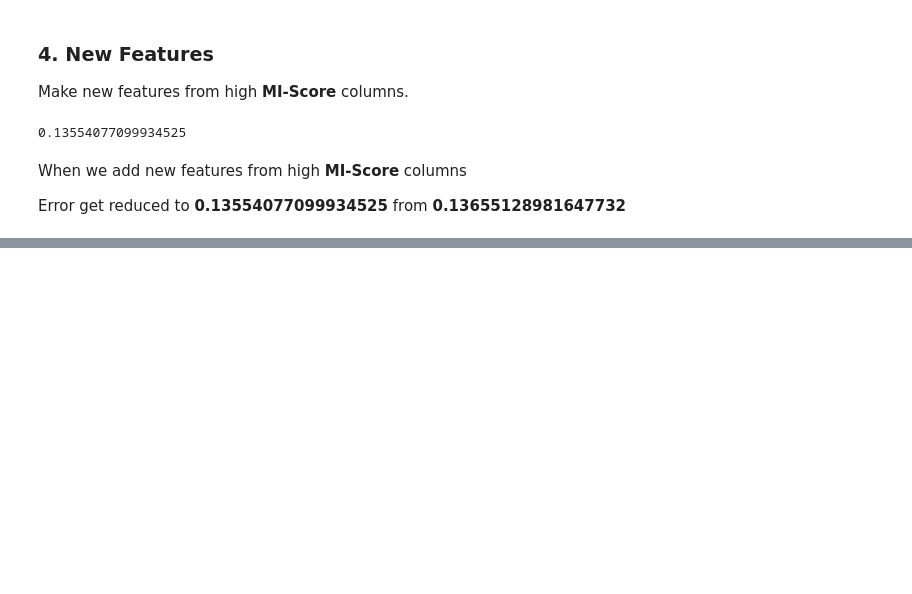
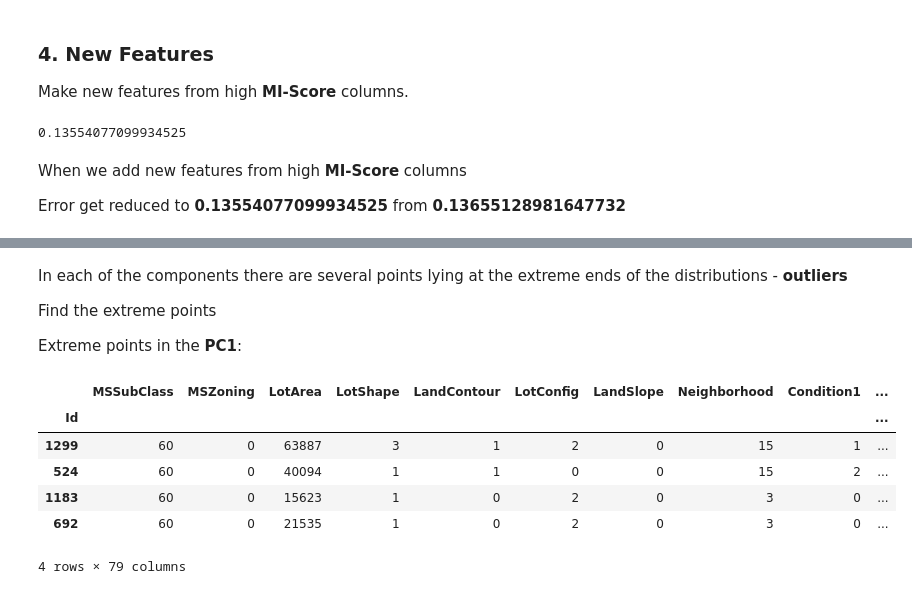
Before and after one commit to naseemap47/predictHousePrices-MachineLearning-python, a Jupyter notebook: jupyter_notebook.ipynb, the cells around one changed output, grey strips where cells are left out. Cells and saved outputs as stored; diff of their text form; code cells hidden in the pictures; blank space fills up the shorter version.

```diff
--- a/jupyter_notebook.ipynb
+++ b/jupyter_notebook.ipynb
@@ -2198,0 +2232,17 @@ Error get reduced to **0.13554077099934525** from **0.13655128981647732**
+# %% [markdown]
+In each of the components there are several points lying at the extreme ends of the distributions - **outliers**
+
+Find the extreme points
+
+Extreme points in the **PC1**:
+# %%
+idx = x_pca['PC1'].sort_values(ascending=False).index
+data.iloc[idx].head(4)
+# %% [output]
+|  | MSSubClass | MSZoning | LotArea | LotShape | LandContour | LotConfig | LandSlope | Neighborhood | Condition1 | ... |
+| Id |  |  |  |  |  |  |  |  |  | ... |
+| 1299 | 60 | 0 | 63887 | 3 | 1 | 2 | 0 | 15 | 1 | ... |
+| 524 | 60 | 0 | 40094 | 1 | 1 | 0 | 0 | 15 | 2 | ... |
+| 1183 | 60 | 0 | 15623 | 1 | 0 | 2 | 0 | 3 | 0 | ... |
+| 692 | 60 | 0 | 21535 | 1 | 0 | 2 | 0 | 3 | 0 | ... |
+4 rows × 79 columns
```
Also changed, not shown: parts of 18 cells of this notebook.
